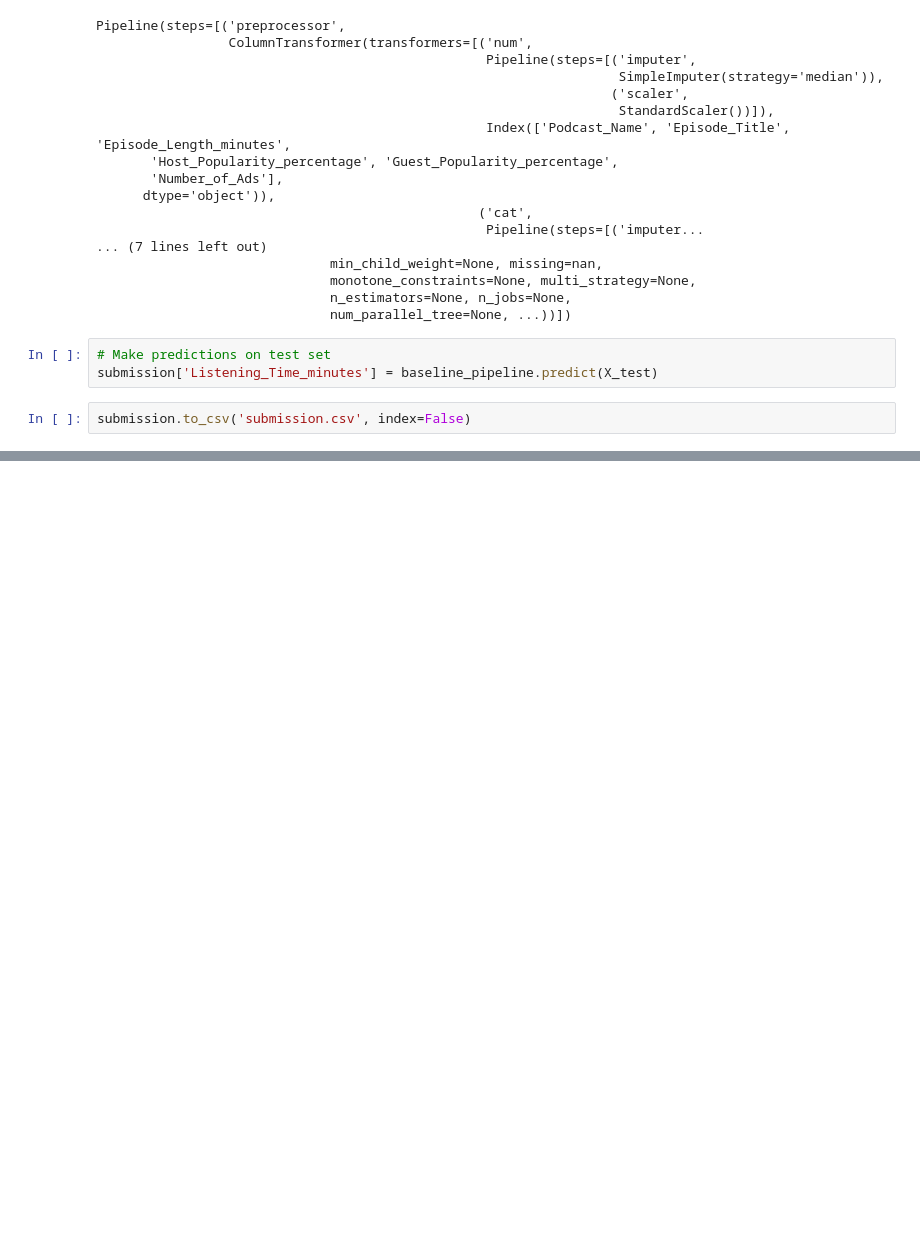
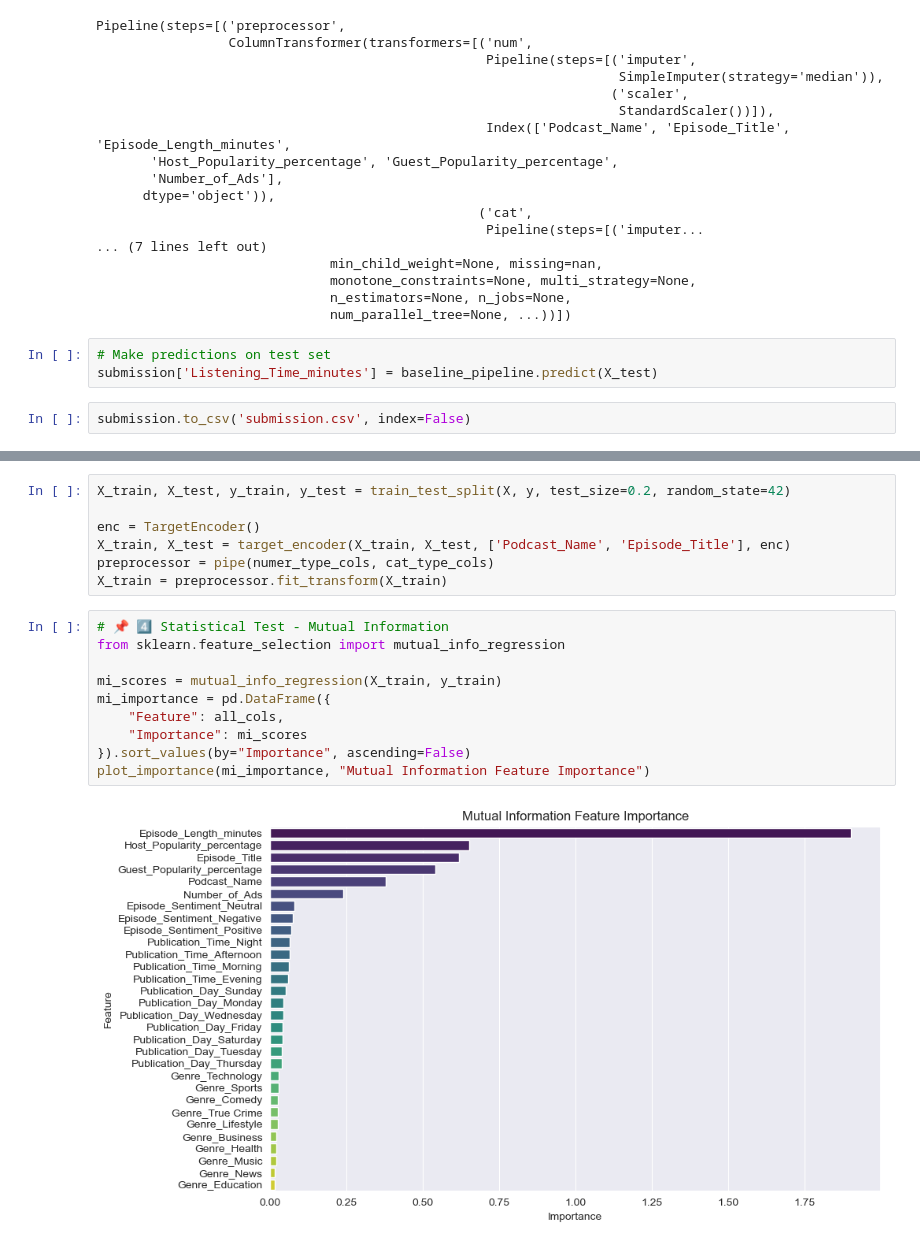
Before and after one commit to AlexeySporykhin/playground-series-s5e4, a Jupyter notebook: Preprocessing.ipynb, the cells around one changed output, grey strips where cells are left out. Drawn from its saved outputs; the diff is of its cells as text; blank space fills up the shorter version.

```diff
--- a/Preprocessing.ipynb
+++ b/Preprocessing.ipynb
@@ -157,0 +189,19 @@ submission.to_csv('submission.csv', index=False)
+# %%
+X_train, X_test, y_train, y_test = train_test_split(X, y, test_size=0.2, random_state=42)
+
+enc = TargetEncoder()
+X_train, X_test = target_encoder(X_train, X_test, ['Podcast_Name', 'Episode_Title'], enc)
+preprocessor = pipe(numer_type_cols, cat_type_cols)
+X_train = preprocessor.fit_transform(X_train)
+# %%
+# 📌 4️⃣ Statistical Test - Mutual Information
+from sklearn.feature_selection import mutual_info_regression
+
+mi_scores = mutual_info_regression(X_train, y_train)
+mi_importance = pd.DataFrame({
+    "Feature": all_cols,
+    "Importance": mi_scores
+}).sort_values(by="Importance", ascending=False)
+plot_importance(mi_importance, "Mutual Information Feature Importance")
+# %% [output]
+[figure, added]
```
Also changed, not shown: parts of 10 cells of this notebook.
